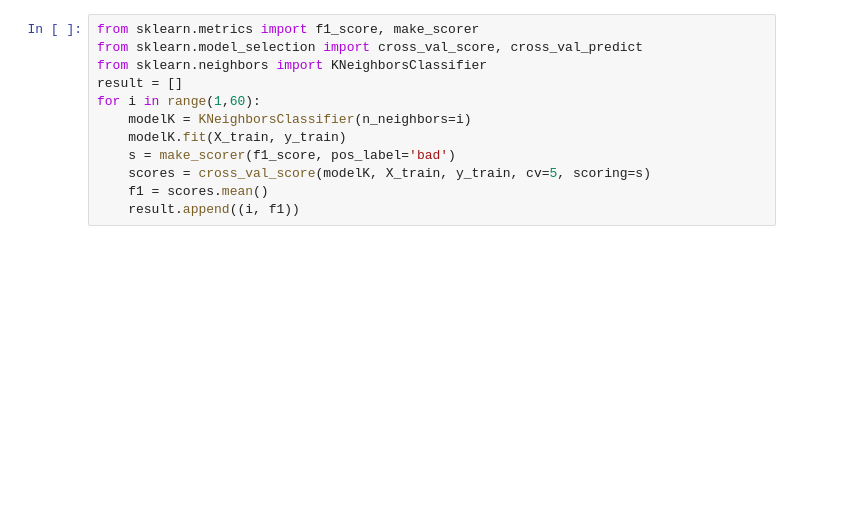
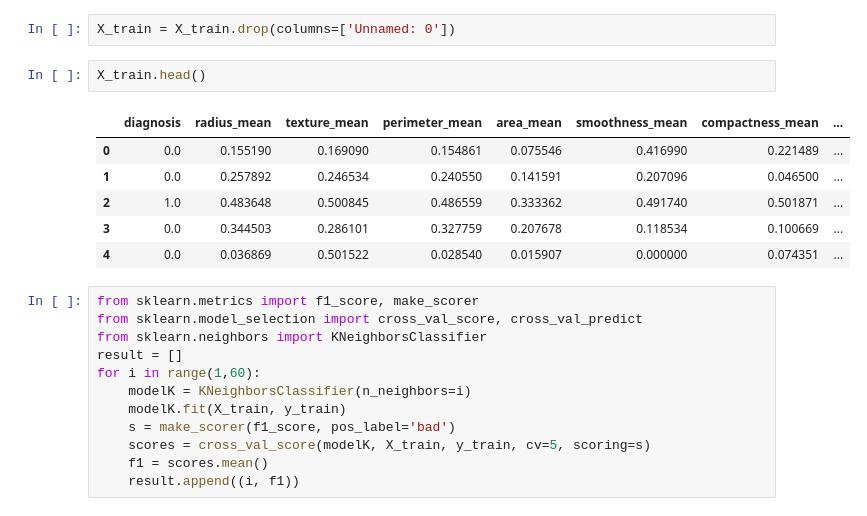
Before and after one commit to MatheusHTTP/Projeto_ML, a Jupyter notebook: pipeline_KNN.ipynb, the cells around one changed output. Drawn from its saved outputs; the diff is of its cells as text; blank space fills up the shorter version.

```diff
--- a/pipeline_KNN.ipynb
+++ b/pipeline_KNN.ipynb
@@ -24,3 +19,14 @@ X_train.head
+# %%
+X_train = X_train.drop(columns=['Unnamed: 0'])
+# %%
+X_train.head()
+# %% [output]
+|  | diagnosis | radius_mean | texture_mean | perimeter_mean | area_mean | smoothness_mean | compactness_mean | ... |
+| 0 | 0.0 | 0.155190 | 0.169090 | 0.154861 | 0.075546 | 0.416990 | 0.221489 | ... |
+| 1 | 0.0 | 0.257892 | 0.246534 | 0.240550 | 0.141591 | 0.207096 | 0.046500 | ... |
+| 2 | 1.0 | 0.483648 | 0.500845 | 0.486559 | 0.333362 | 0.491740 | 0.501871 | ... |
+| 3 | 0.0 | 0.344503 | 0.286101 | 0.327759 | 0.207678 | 0.118534 | 0.100669 | ... |
+| 4 | 0.0 | 0.036869 | 0.501522 | 0.028540 | 0.015907 | 0.000000 | 0.074351 | ... |
 # %%
 from sklearn.metrics import f1_score, make_scorer
 from sklearn.model_selection import cross_val_score, cross_val_predict
```
Also changed, not shown: parts of 2 cells of this notebook, 3 other files.
